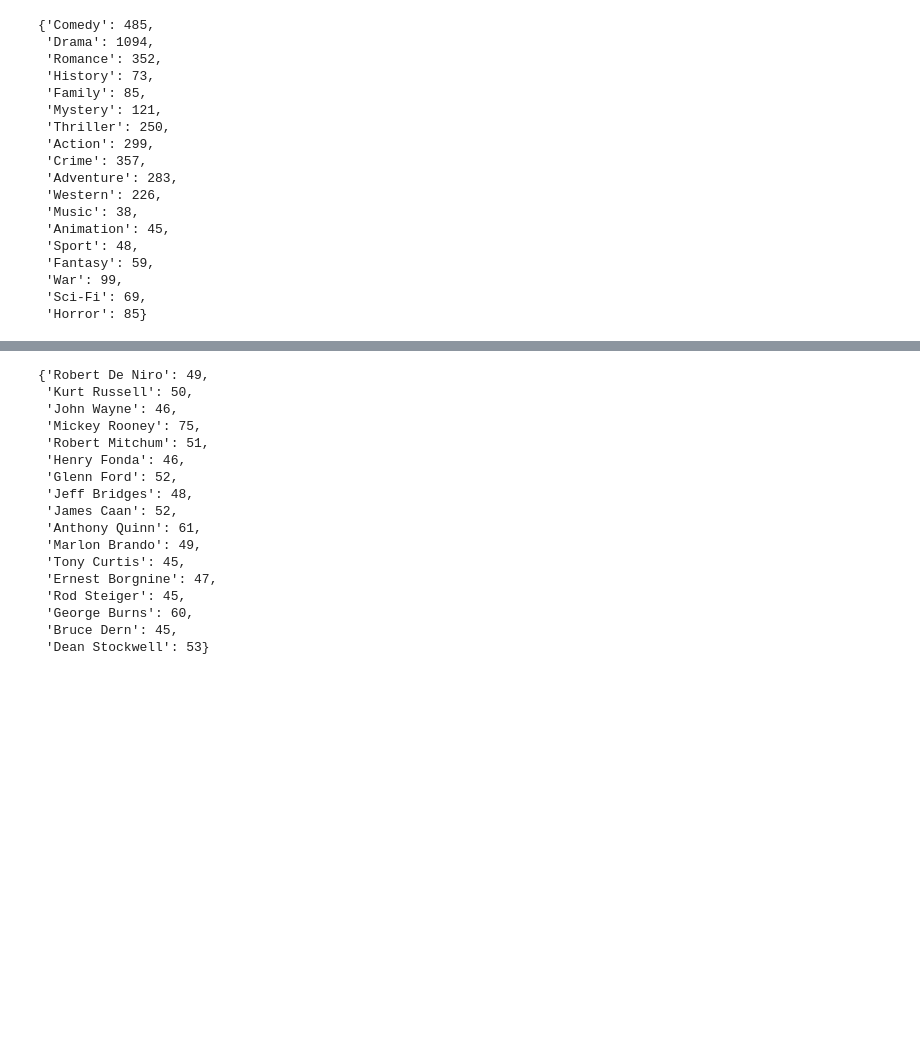
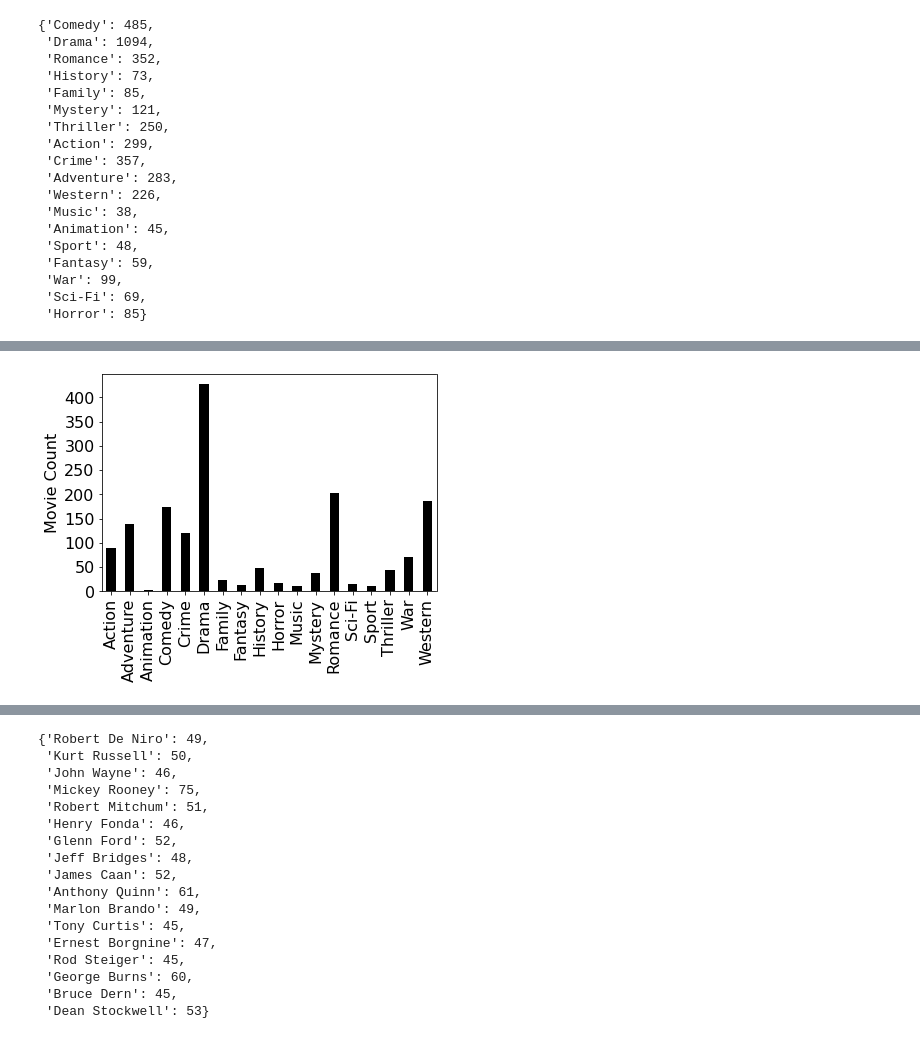
Before and after one commit to ryang229/cs220, a Jupyter notebook: spring20/p8/cs-220-test.ipynb, the cells around one changed output, grey strips where cells are left out. Cells and saved outputs as stored; diff of their text form; code cells hidden in the pictures; blank space fills up the shorter version.

```diff
--- a/spring20/p8/cs-220-test.ipynb
+++ b/spring20/p8/cs-220-test.ipynb
@@ -421,0 +434,19 @@ import matplotlib.pyplot
+# %%
+#q29
+def bucketYearFilter(bucket, minYear, maxYear):
+    filteredbuckets = {}
+    for category in bucket:
+        filteredlist = []
+        movielist = bucket[category].copy()
+        for movie in movielist:
+            if type(maxYear) == int and movie["year"] > maxYear :
+                continue
+            elif type(minYear) == int and movie["year"]< minYear:
+                continue
+            filteredlist.append(movie)
+        if len(filteredlist) != 0:
+            filteredbuckets[category] = filteredlist
+    return filteredbuckets
+plot_dict(census(bucketYearFilter(genrebuckets,None,1969)), "Movie Count")
+# %% [output]
+[figure, added]
```
Also changed, not shown: parts of 7 cells of this notebook, 2 other files.
